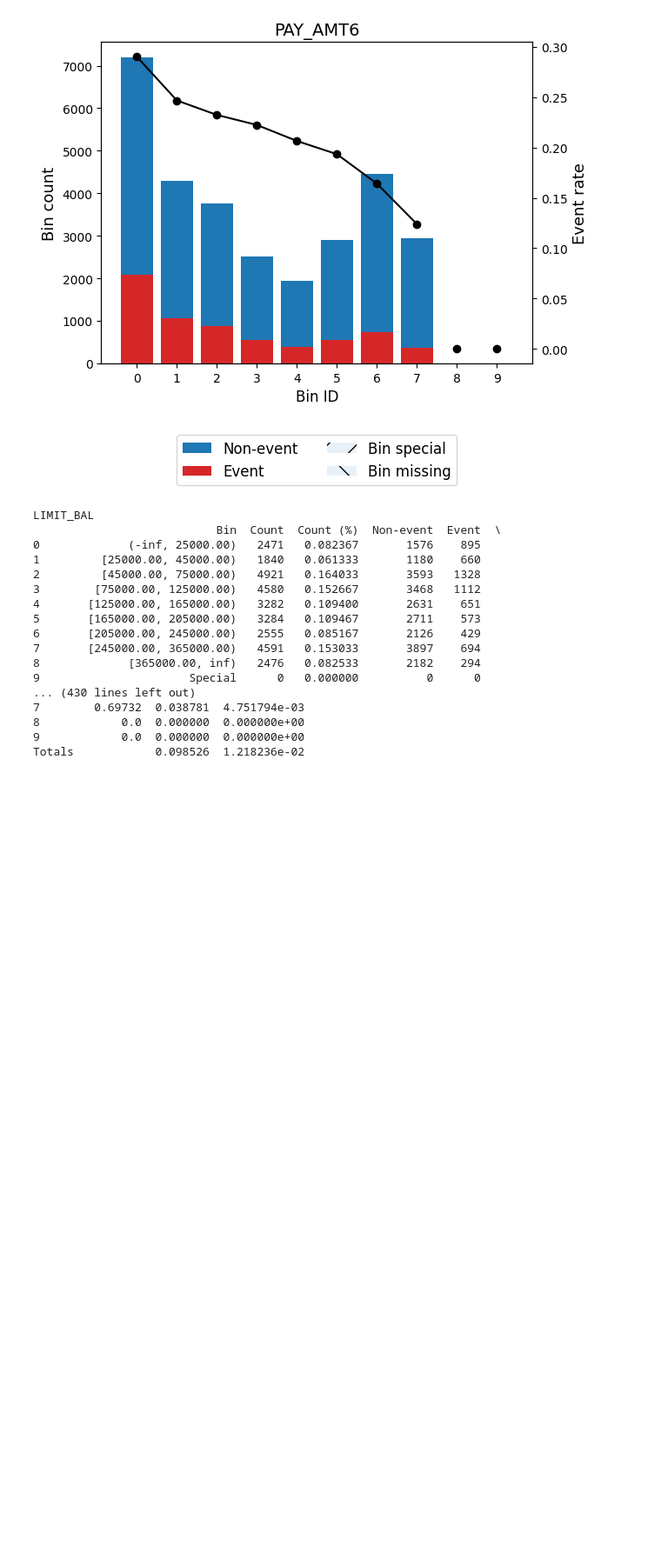
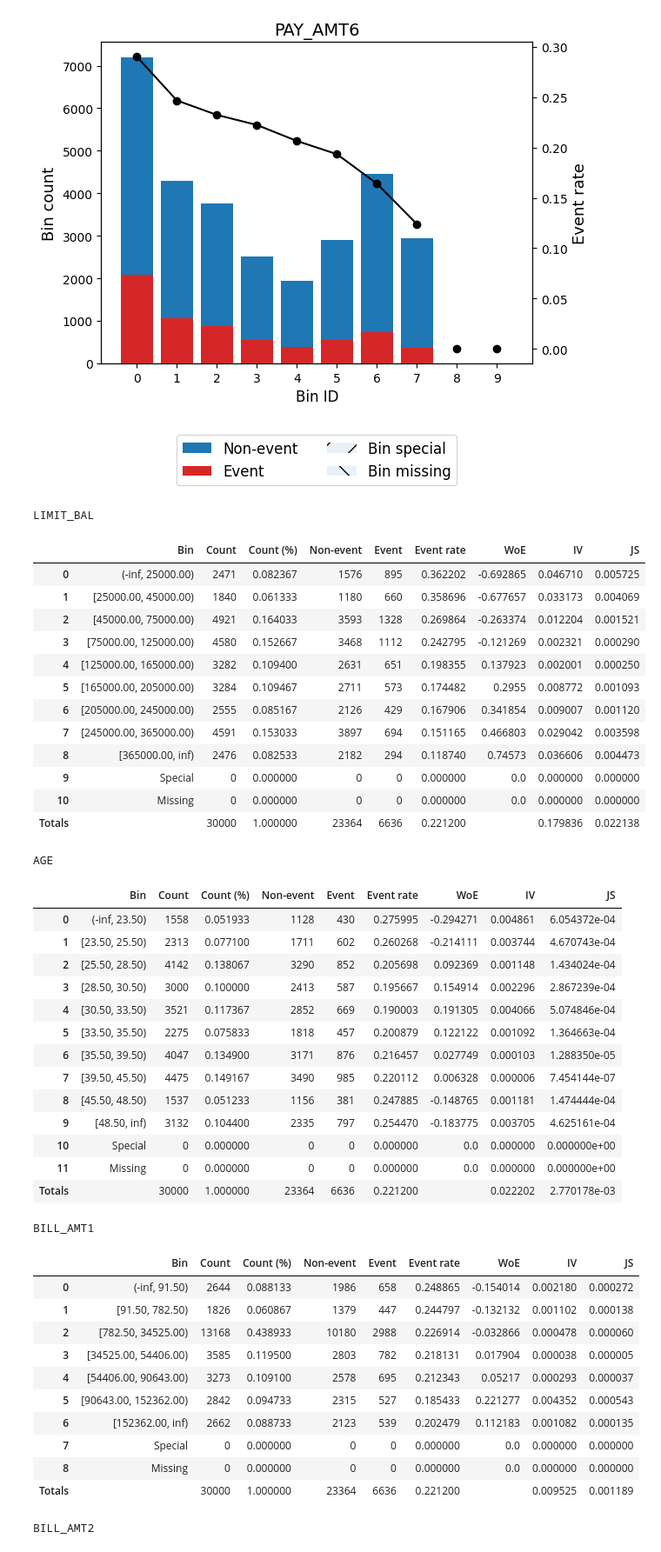
Before and after one commit to vitorcghub/caseNeon_creditmodel, a Jupyter notebook: caseNeon.ipynb, the cells around one changed output. Shown at 87% size. Cells and saved outputs as stored; diff of their text form; code cells hidden in the pictures; blank space fills up the shorter version.

```diff
--- a/caseNeon.ipynb
+++ b/caseNeon.ipynb
@@ -188,22 +191,47 @@ for var_num in num:
 # %%
 for num_var, table in num_tables.items():
   print(num_var)
-  print(table)
+  display(table)
 # %% [output]
 LIMIT_BAL
-                           Bin  Count  Count (%)  Non-event  Event  \
-0             (-inf, 25000.00)   2471   0.082367       1576    895
-1         [25000.00, 45000.00)   1840   0.061333       1180    660
-2         [45000.00, 75000.00)   4921   0.164033       3593   1328
-3        [75000.00, 125000.00)   4580   0.152667       3468   1112
-4       [125000.00, 165000.00)   3282   0.109400       2631    651
-5       [165000.00, 205000.00)   3284   0.109467       2711    573
-6       [205000.00, 245000.00)   2555   0.085167       2126    429
-7       [245000.00, 365000.00)   4591   0.153033       3897    694
-8             [365000.00, inf)   2476   0.082533       2182    294
-9                      Special      0   0.000000          0      0
-... (430 lines left out)
-7        0.69732  0.038781  4.751794e-03
-8            0.0  0.000000  0.000000e+00
-9            0.0  0.000000  0.000000e+00
-Totals            0.098526  1.218236e-02
+|  | Bin | Count | Count (%) | Non-event | Event | Event rate | WoE | IV | JS |
+| 0 | (-inf, 25000.00) | 2471 | 0.082367 | 1576 | 895 | 0.362202 | -0.692865 | 0.046710 | 0.005725 |
+| 1 | [25000.00, 45000.00) | 1840 | 0.061333 | 1180 | 660 | 0.358696 | -0.677657 | 0.033173 | 0.004069 |
+| 2 | [45000.00, 75000.00) | 4921 | 0.164033 | 3593 | 1328 | 0.269864 | -0.263374 | 0.012204 | 0.001521 |
+| 3 | [75000.00, 125000.00) | 4580 | 0.152667 | 3468 | 1112 | 0.242795 | -0.121269 | 0.002321 | 0.000290 |
+| 4 | [125000.00, 165000.00) | 3282 | 0.109400 | 2631 | 651 | 0.198355 | 0.137923 | 0.002001 | 0.000250 |
+| 5 | [165000.00, 205000.00) | 3284 | 0.109467 | 2711 | 573 | 0.174482 | 0.2955 | 0.008772 | 0.001093 |
+| 6 | [205000.00, 245000.00) | 2555 | 0.085167 | 2126 | 429 | 0.167906 | 0.341854 | 0.009007 | 0.001120 |
+| 7 | [245000.00, 365000.00) | 4591 | 0.153033 | 3897 | 694 | 0.151165 | 0.466803 | 0.029042 | 0.003598 |
+| 8 | [365000.00, inf) | 2476 | 0.082533 | 2182 | 294 | 0.118740 | 0.74573 | 0.036606 | 0.004473 |
+| 9 | Special | 0 | 0.000000 | 0 | 0 | 0.000000 | 0.0 | 0.000000 | 0.000000 |
+| 10 | Missing | 0 | 0.000000 | 0 | 0 | 0.000000 | 0.0 | 0.000000 | 0.000000 |
+| Totals |  | 30000 | 1.000000 | 23364 | 6636 | 0.221200 |  | 0.179836 | 0.022138 |
+AGE
+|  | Bin | Count | Count (%) | Non-event | Event | Event rate | WoE | IV | JS |
+| 0 | (-inf, 23.50) | 1558 | 0.051933 | 1128 | 430 | 0.275995 | -0.294271 | 0.004861 | 6.054372e-04 |
+| 1 | [23.50, 25.50) | 2313 | 0.077100 | 1711 | 602 | 0.260268 | -0.214111 | 0.003744 | 4.670743e-04 |
+| 2 | [25.50, 28.50) | 4142 | 0.138067 | 3290 | 852 | 0.205698 | 0.092369 | 0.001148 | 1.434024e-04 |
+| 3 | [28.50, 30.50) | 3000 | 0.100000 | 2413 | 587 | 0.195667 | 0.154914 | 0.002296 | 2.867239e-04 |
+| 4 | [30.50, 33.50) | 3521 | 0.117367 | 2852 | 669 | 0.190003 | 0.191305 | 0.004066 | 5.074846e-04 |
+| 5 | [33.50, 35.50) | 2275 | 0.075833 | 1818 | 457 | 0.200879 | 0.122122 | 0.001092 | 1.364663e-04 |
+| 6 | [35.50, 39.50) | 4047 | 0.134900 | 3171 | 876 | 0.216457 | 0.027749 | 0.000103 | 1.288350e-05 |
+| 7 | [39.50, 45.50) | 4475 | 0.149167 | 3490 | 985 | 0.220112 | 0.006328 | 0.000006 | 7.454144e-07 |
+| 8 | [45.50, 48.50) | 1537 | 0.051233 | 1156 | 381 | 0.247885 | -0.148765 | 0.001181 | 1.474444e-04 |
+| 9 | [48.50, inf) | 3132 | 0.104400 | 2335 | 797 | 0.254470 | -0.183775 | 0.003705 | 4.625161e-04 |
+| 10 | Special | 0 | 0.000000 | 0 | 0 | 0.000000 | 0.0 | 0.000000 | 0.000000e+00 |
+| 11 | Missing | 0 | 0.000000 | 0 | 0 | 0.000000 | 0.0 | 0.000000 | 0.000000e+00 |
+| Totals |  | 30000 | 1.000000 | 23364 | 6636 | 0.221200 |  | 0.022202 | 2.770178e-03 |
+BILL_AMT1
+|  | Bin | Count | Count (%) | Non-event | Event | Event rate | WoE | IV | JS |
+| 0 | (-inf, 91.50) | 2644 | 0.088133 | 1986 | 658 | 0.248865 | -0.154014 | 0.002180 | 0.000272 |
+| 1 | [91.50, 782.50) | 1826 | 0.060867 | 1379 | 447 | 0.244797 | -0.132132 | 0.001102 | 0.000138 |
+| 2 | [782.50, 34525.00) | 13168 | 0.438933 | 10180 | 2988 | 0.226914 | -0.032866 | 0.000478 | 0.000060 |
+| 3 | [34525.00, 54406.00) | 3585 | 0.119500 | 2803 | 782 | 0.218131 | 0.017904 | 0.000038 | 0.000005 |
+| 4 | [54406.00, 90643.00) | 3273 | 0.109100 | 2578 | 695 | 0.212343 | 0.05217 | 0.000293 | 0.000037 |
+| 5 | [90643.00, 152362.00) | 2842 | 0.094733 | 2315 | 527 | 0.185433 | 0.221277 | 0.004352 | 0.000543 |
+| 6 | [152362.00, inf) | 2662 | 0.088733 | 2123 | 539 | 0.202479 | 0.112183 | 0.001082 | 0.000135 |
+| 7 | Special | 0 | 0.000000 | 0 | 0 | 0.000000 | 0.0 | 0.000000 | 0.000000 |
+| 8 | Missing | 0 | 0.000000 | 0 | 0 | 0.000000 | 0.0 | 0.000000 | 0.000000 |
+| Totals |  | 30000 | 1.000000 | 23364 | 6636 | 0.221200 |  | 0.009525 | 0.001189 |
+BILL_AMT2
```
Also changed, not shown: parts of 56 cells of this notebook.
